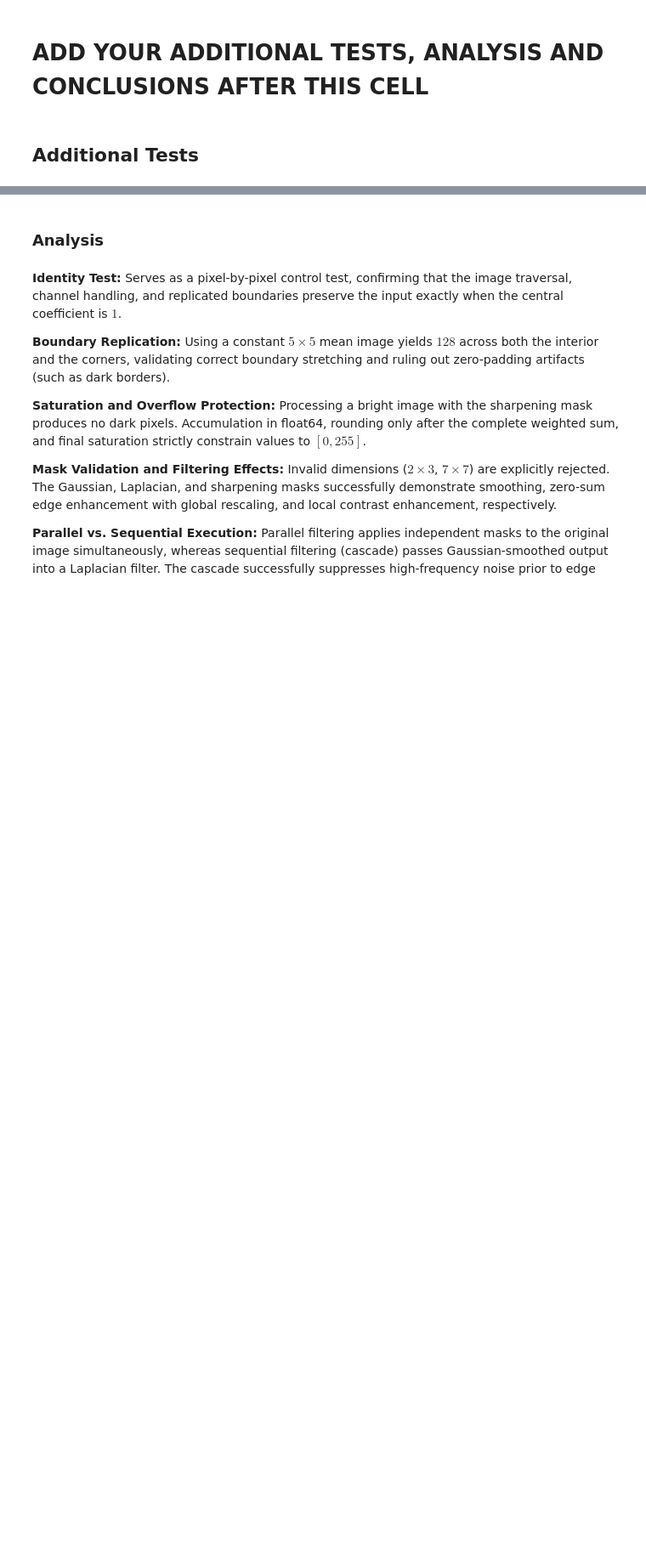
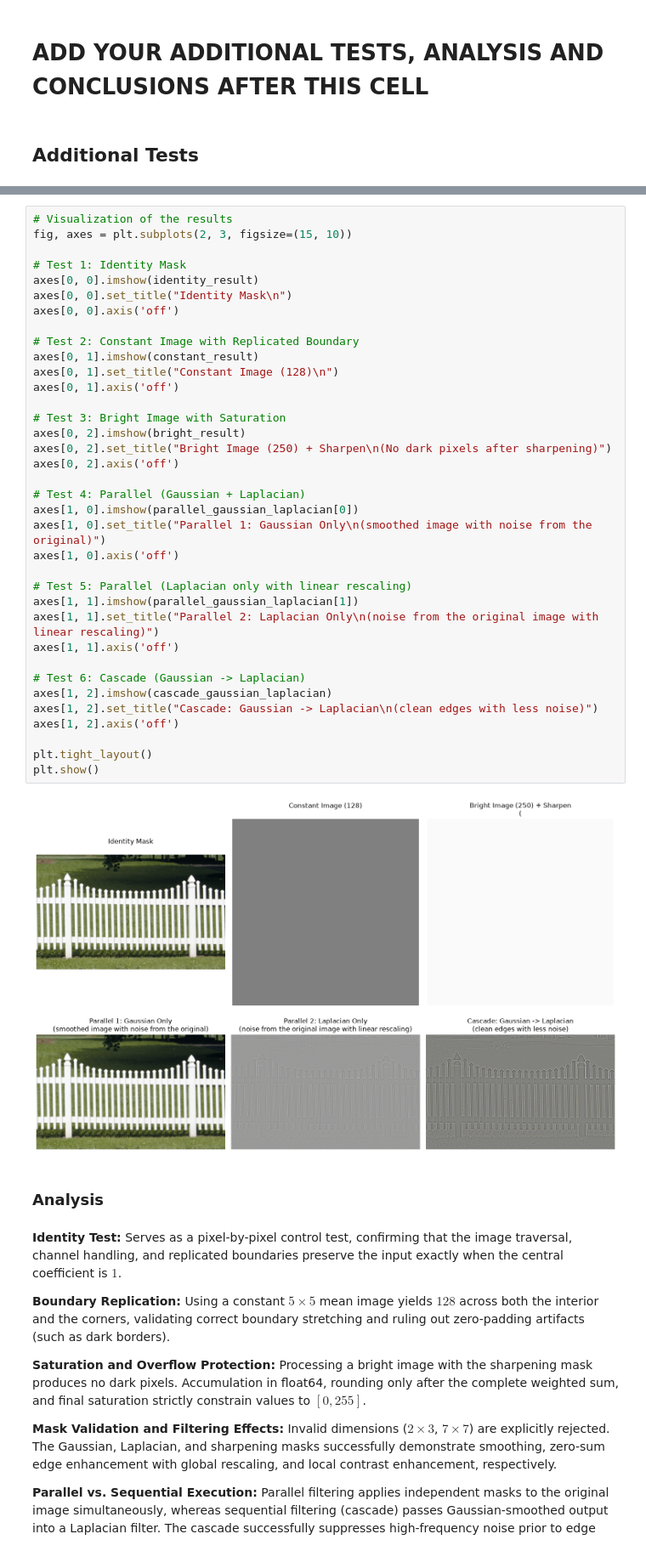
Before and after one commit to Taki3995/hpc-2d-image-convolution, a Jupyter notebook: Practical Work 01/First Practical Work.ipynb, the cells around one changed output, grey strips where cells are left out. Shown at 85% size. Drawn from its saved outputs; the diff is of its cells as text; blank space fills up the shorter version.

```diff
--- a/Practical Work 01/First Practical Work.ipynb
+++ b/Practical Work 01/First Practical Work.ipynb
@@ -355,6 +371,44 @@ Sharpen range after saturation: 0 255
 
 --- Library Comparison (scipy) ---
 Maximum absolute difference: 0
+# %%
+# Visualization of the results
+fig, axes = plt.subplots(2, 3, figsize=(15, 10))
+
+# Test 1: Identity Mask
+axes[0, 0].imshow(identity_result)
+axes[0, 0].set_title("Identity Mask\n")
+axes[0, 0].axis('off')
+
+# Test 2: Constant Image with Replicated Boundary
+axes[0, 1].imshow(constant_result)
+axes[0, 1].set_title("Constant Image (128)\n")
+axes[0, 1].axis('off')
+
+# Test 3: Bright Image with Saturation
+axes[0, 2].imshow(bright_result)
+axes[0, 2].set_title("Bright Image (250) + Sharpen\n(No dark pixels after sharpening)")
+axes[0, 2].axis('off')
+
+# Test 4: Parallel (Gaussian + Laplacian)
+axes[1, 0].imshow(parallel_gaussian_laplacian[0])
+axes[1, 0].set_title("Parallel 1: Gaussian Only\n(smoothed image with noise from the original)")
+axes[1, 0].axis('off')
+
+# Test 5: Parallel (Laplacian only with linear rescaling)
+axes[1, 1].imshow(parallel_gaussian_laplacian[1])
+axes[1, 1].set_title("Parallel 2: Laplacian Only\n(noise from the original image with linear rescaling)")
+axes[1, 1].axis('off')
+
+# Test 6: Cascade (Gaussian -> Laplacian)
+axes[1, 2].imshow(cascade_gaussian_laplacian)
+axes[1, 2].set_title("Cascade: Gaussian -> Laplacian\n(clean edges with less noise)")
+axes[1, 2].axis('off')
+
+plt.tight_layout()
+plt.show()
+# %% [output]
+[figure, added]
 # %% [markdown]
 ### Analysis
 # %% [markdown]
```
Also changed, not shown: parts of 15 cells of this notebook.
